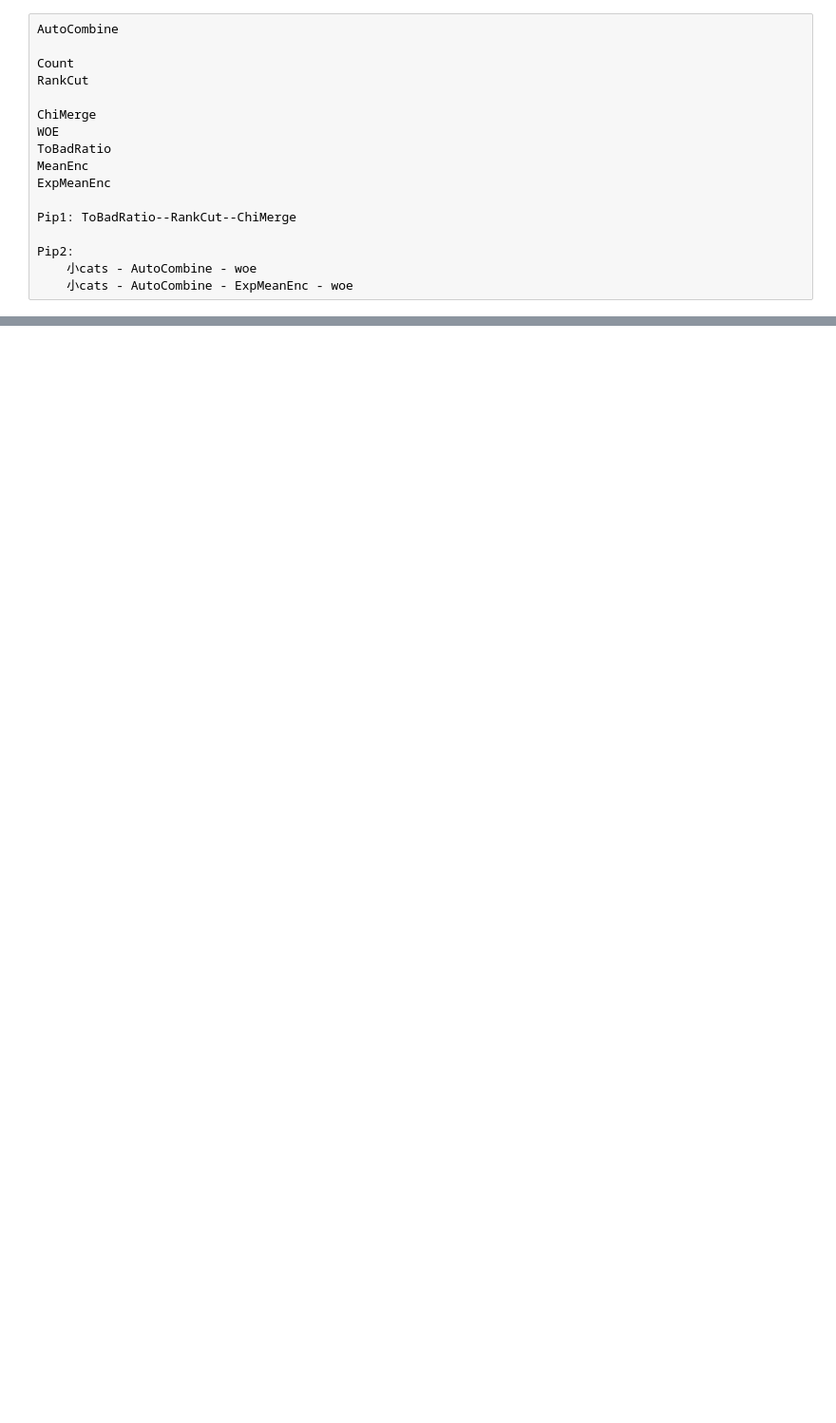
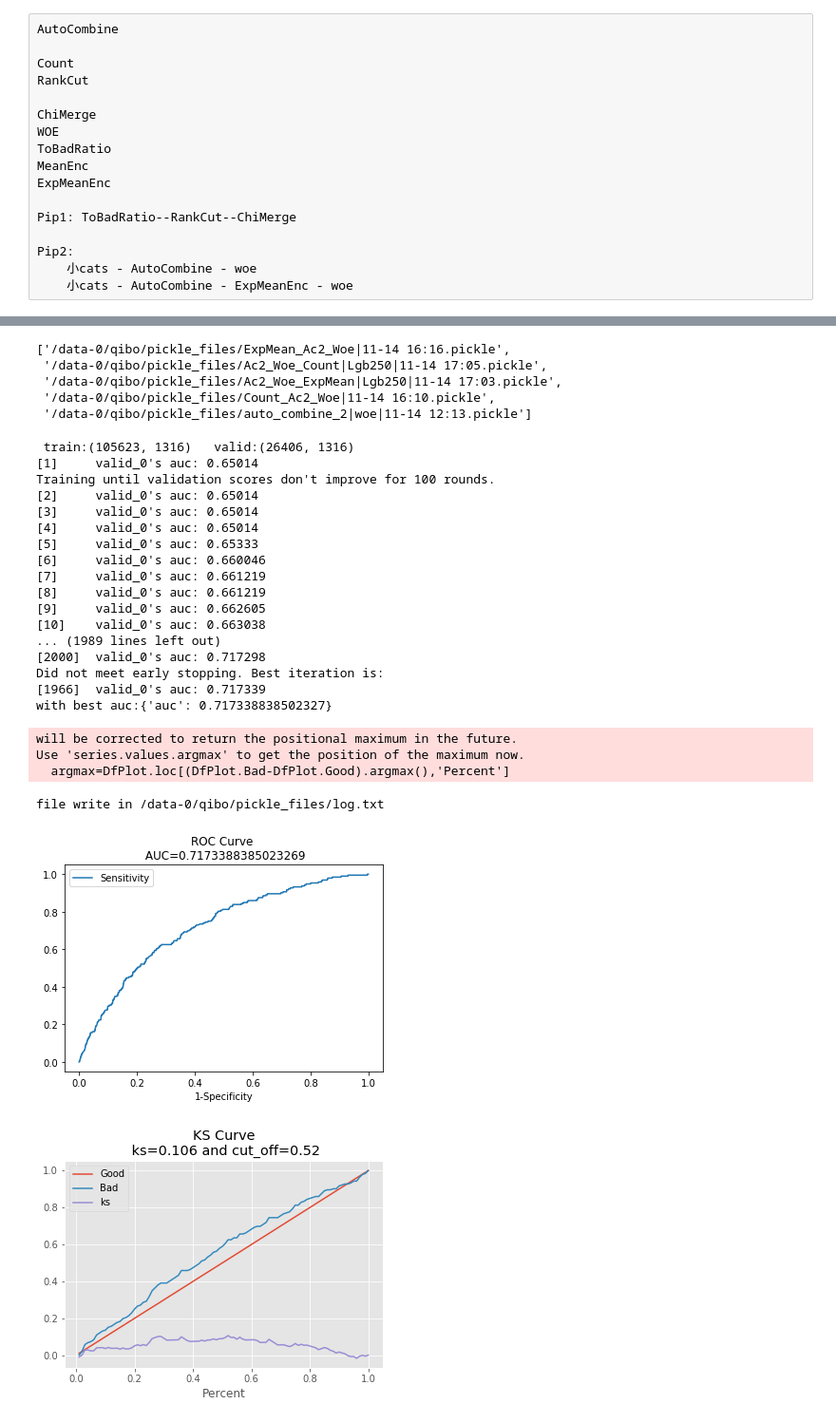
Before and after one commit to brakeman/general_pro, a Jupyter notebook: to_be_transfor/auto_feat/tttttt.ipynb, the cells around one changed output, grey strips where cells are left out. Shown at 95% size. Drawn from its saved outputs; the diff is of its cells as text; code cells hidden in the pictures; blank space fills up the shorter version.

```diff
--- a/to_be_transfor/auto_feat/tttttt.ipynb
+++ b/to_be_transfor/auto_feat/tttttt.ipynb
@@ -171,0 +233,22 @@ small_cats     （order=3, max_comb=4000）, auc=, ks=, time=
+# %%
+ez_pipe = EzPipe()
+_, new_val = ez_pipe.combine(cache_files='/data-0/qibo/pickle_files/Count_Ac2_Woe|11-14 16:10.pickle')
+
+
+Ac_2 = AutoCombine_test.AutoCombine(cols=small_cats, order=2, null_value=-999,
+                                  max_comb=5000, num_process=workers, verbose=verbose)
+Woe = chiMerge_woe_test.WOE_enc(cols=None, null_value=-999, iv_max=0.5,
+                                iv_min=0.05, verbose=verbose)
+LgbSele = LgbSelect_test.LgbSelect(verbose=0, njob=38, val_x=new_val,
+                                   val_y=val_y, topk=250, importance_type='split')
+CountEnc = CountEnc_test.CountEnc(cols=None, normalize=False)
+ExpMean = ExpandMeanEnc_test.ExpandMeanEnc(cols=None, target_col_name='target')
+
+tmp_pipe = Pipeline([
+                     ('Ac2_Woe_Count', CountEnc),
+                     ('Lgb250', LgbSele),
+                    ])
+
+ez_pipe.fit_trans(tmp_pipe, tra_x, tra_y, val_x, val_y,
+                  cache_file='/data-0/qibo/pickle_files/auto_combine_2|woe|11-14 12:13.pickle',
+                  train_lr=None)
@@ -171,0 +263,7 @@ small_cats     （order=3, max_comb=4000）, auc=, ks=, time=
+# %%
+import os
+z = os.listdir('/data-0/qibo/pickle_files/')
+z.remove('cv_idx_dic.pickle')
+z.remove('log.txt')
+# z.remove('.log.txt.swp')
+cache_fs = ['/data-0/qibo/pickle_files/'+ i for i in z]
@@ -171,0 +272,8 @@ small_cats     （order=3, max_comb=4000）, auc=, ks=, time=
+# %%
+cache_fs
+# %% [output]
+['/data-0/qibo/pickle_files/ExpMean_Ac2_Woe|11-14 16:16.pickle',
+ '/data-0/qibo/pickle_files/Ac2_Woe_Count|Lgb250|11-14 17:05.pickle',
+ '/data-0/qibo/pickle_files/Ac2_Woe_ExpMean|Lgb250|11-14 17:03.pickle',
+ '/data-0/qibo/pickle_files/Count_Ac2_Woe|11-14 16:10.pickle',
+ '/data-0/qibo/pickle_files/auto_combine_2|woe|11-14 12:13.pickle']
@@ -171,0 +287,31 @@ small_cats     （order=3, max_comb=4000）, auc=, ks=, time=
+# %%
+cache = [cache_fs[-1], cache_fs[1], cache_fs[2]]
+ez_pipe = EzPipe()
+a, b = ez_pipe.combine(cache)
+# cof = ez_pipe.train_lr(a, tra_y, b, val_y)
+# %%
+aa = ez_pipe.train_lgb(a, tra_y, b, val_y, cache_fs=cache, n_job=38)
+# %% [output]
+ train:(105623, 1316)   valid:(26406, 1316)
+[1]     valid_0's auc: 0.65014
+Training until validation scores don't improve for 100 rounds.
+[2]     valid_0's auc: 0.65014
+[3]     valid_0's auc: 0.65014
+[4]     valid_0's auc: 0.65014
+[5]     valid_0's auc: 0.65333
+[6]     valid_0's auc: 0.660046
+[7]     valid_0's auc: 0.661219
+[8]     valid_0's auc: 0.661219
+[9]     valid_0's auc: 0.662605
+[10]    valid_0's auc: 0.663038
+... (1989 lines left out)
+[2000]  valid_0's auc: 0.717298
+Did not meet early stopping. Best iteration is:
+[1966]  valid_0's auc: 0.717339
+with best auc:{'auc': 0.717338838502327}
+will be corrected to return the positional maximum in the future.
+Use 'series.values.argmax' to get the position of the maximum now.
+  argmax=DfPlot.loc[(DfPlot.Bad-DfPlot.Good).argmax(),'Percent']
+file write in /data-0/qibo/pickle_files/log.txt
+[figure, added]
+[figure, added]
```
Also changed, not shown: parts of 48 cells of this notebook, 6 other files.
